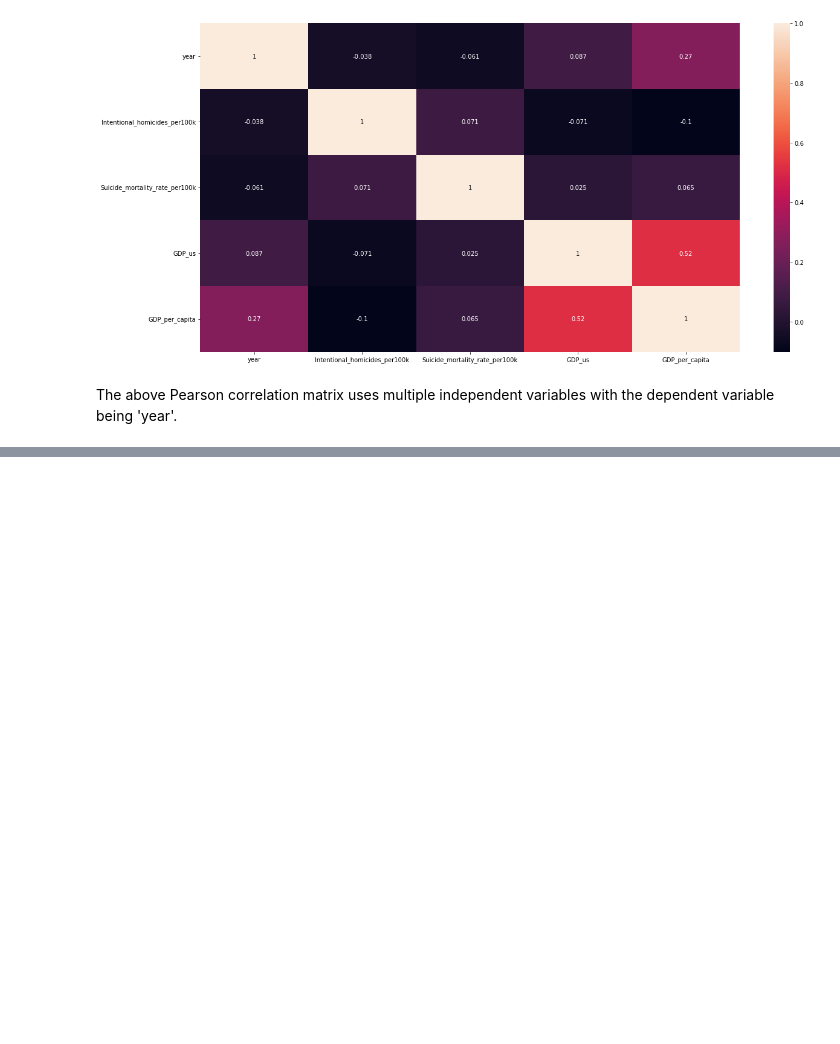
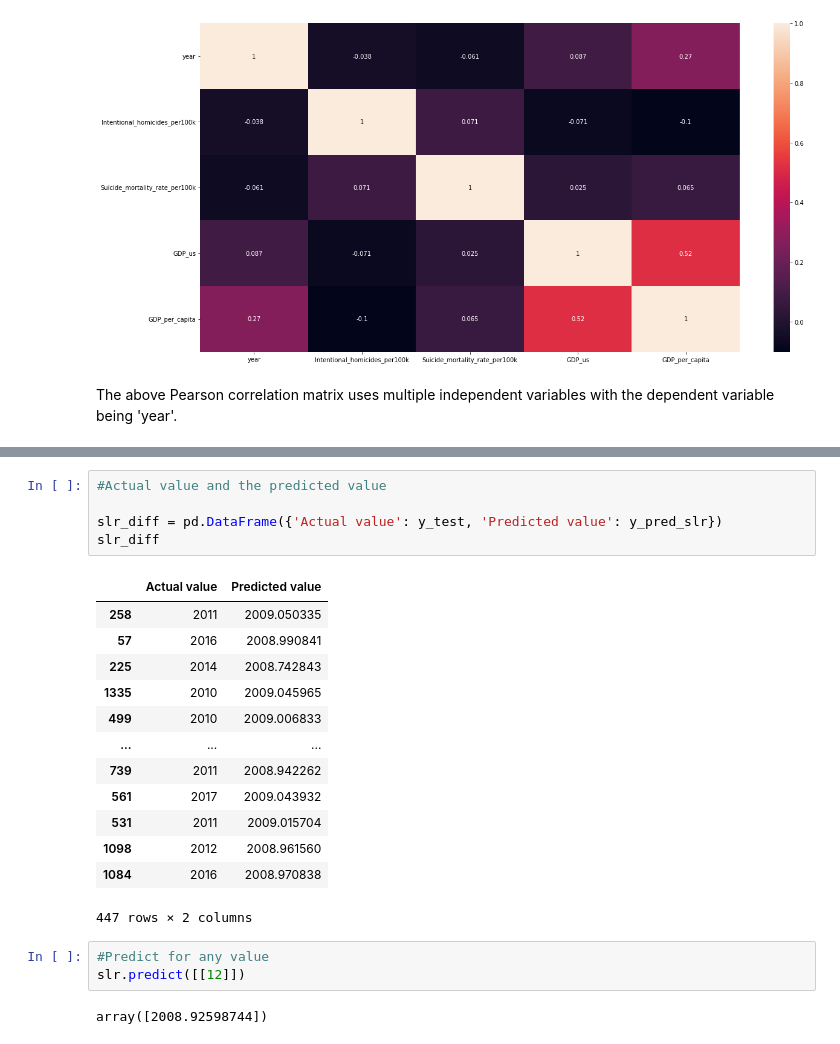
Before and after one commit to MohammedAlghazi17/Data-Mining-, a Jupyter notebook: BSHC4_Group_Project.ipynb, the cells around one changed output, grey strips where cells are left out. Saved outputs shown, nothing was run; the diff lists cells and outputs as text; blank space fills up the shorter version.

```diff
--- a/BSHC4_Group_Project.ipynb
+++ b/BSHC4_Group_Project.ipynb
@@ -258,0 +286,24 @@ plt.show()
+# %%
+#Actual value and the predicted value
+
+slr_diff = pd.DataFrame({'Actual value': y_test, 'Predicted value': y_pred_slr})
+slr_diff
+# %% [output]
+|  | Actual value | Predicted value |
+| 258 | 2011 | 2009.050335 |
+| 57 | 2016 | 2008.990841 |
+| 225 | 2014 | 2008.742843 |
+| 1335 | 2010 | 2009.045965 |
+| 499 | 2010 | 2009.006833 |
+| ... | ... | ... |
+| 739 | 2011 | 2008.942262 |
+| 561 | 2017 | 2009.043932 |
+| 531 | 2011 | 2009.015704 |
+| 1098 | 2012 | 2008.961560 |
+| 1084 | 2016 | 2008.970838 |
+447 rows × 2 columns
+# %%
+#Predict for any value
+slr.predict([[12]])
+# %% [output]
+array([2008.92598744])
```
Also changed, not shown: parts of 15 cells of this notebook.
